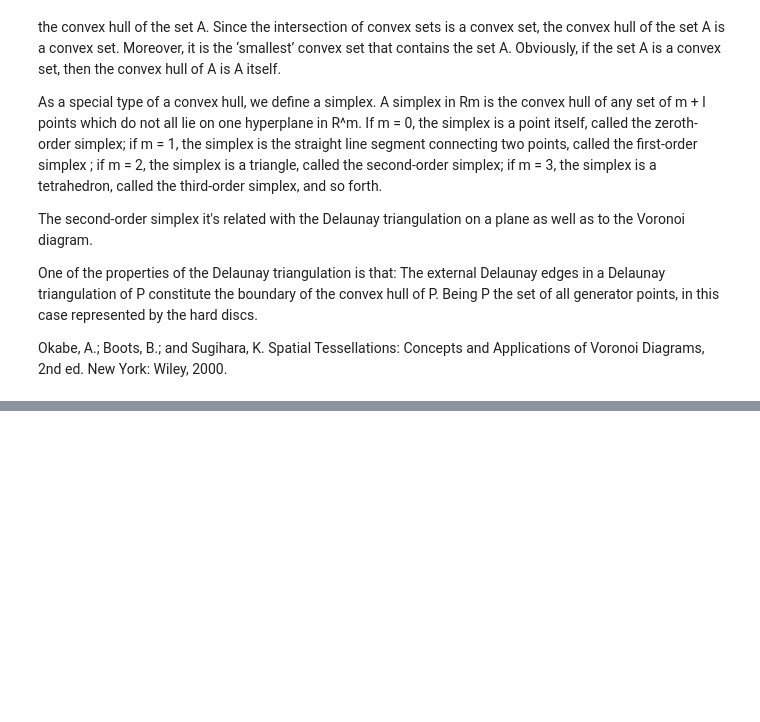
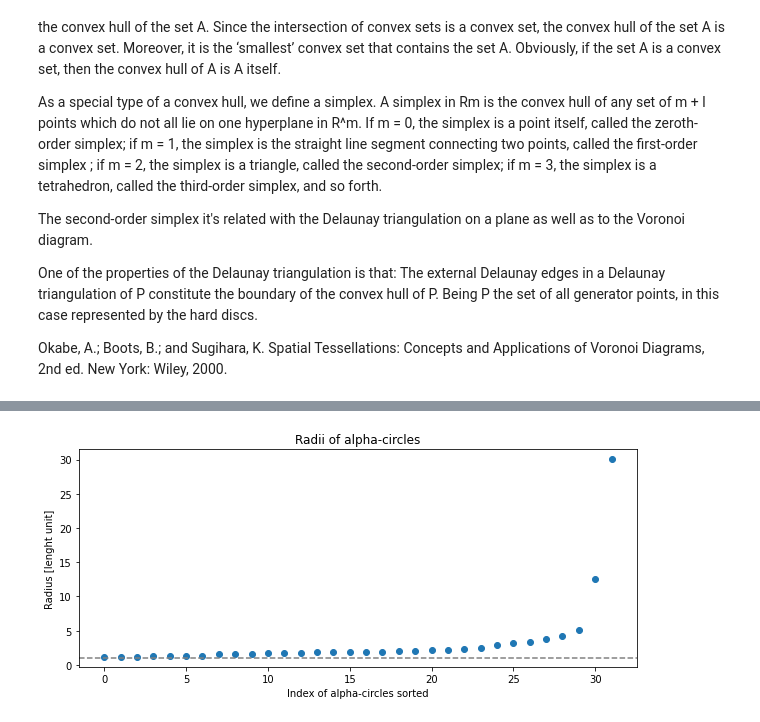
Before and after one commit to uibcdf/OpenPocket-Tools, a Jupyter notebook: Exercise-1/Diegos_Proposal.ipynb, the cells around one changed output, grey strips where cells are left out. Cells and saved outputs as stored; diff of their text form; code cells hidden in the pictures; blank space fills up the shorter version.

```diff
--- a/Exercise-1/Diegos_Proposal.ipynb
+++ b/Exercise-1/Diegos_Proposal.ipynb
@@ -169,0 +325,10 @@ Okabe, A.; Boots, B.; and Sugihara, K. Spatial Tessellations: Concepts and Appli
+# %%
+plt.rcParams["figure.figsize"] = (10,4)
+plt.scatter(range(n_alpha_circles), np.sort(alpha_circle_radius))
+plt.axhline(y=1, color='gray', linestyle='--')# size of each atom
+plt.title('Radii of alpha-circles')
+plt.xlabel('Index of alpha-circles sorted')
+plt.ylabel('Radius [lenght unit]')
+plt.show()
+# %% [output]
+[figure, added]
```
Also changed, not shown: parts of 18 cells of this notebook.
